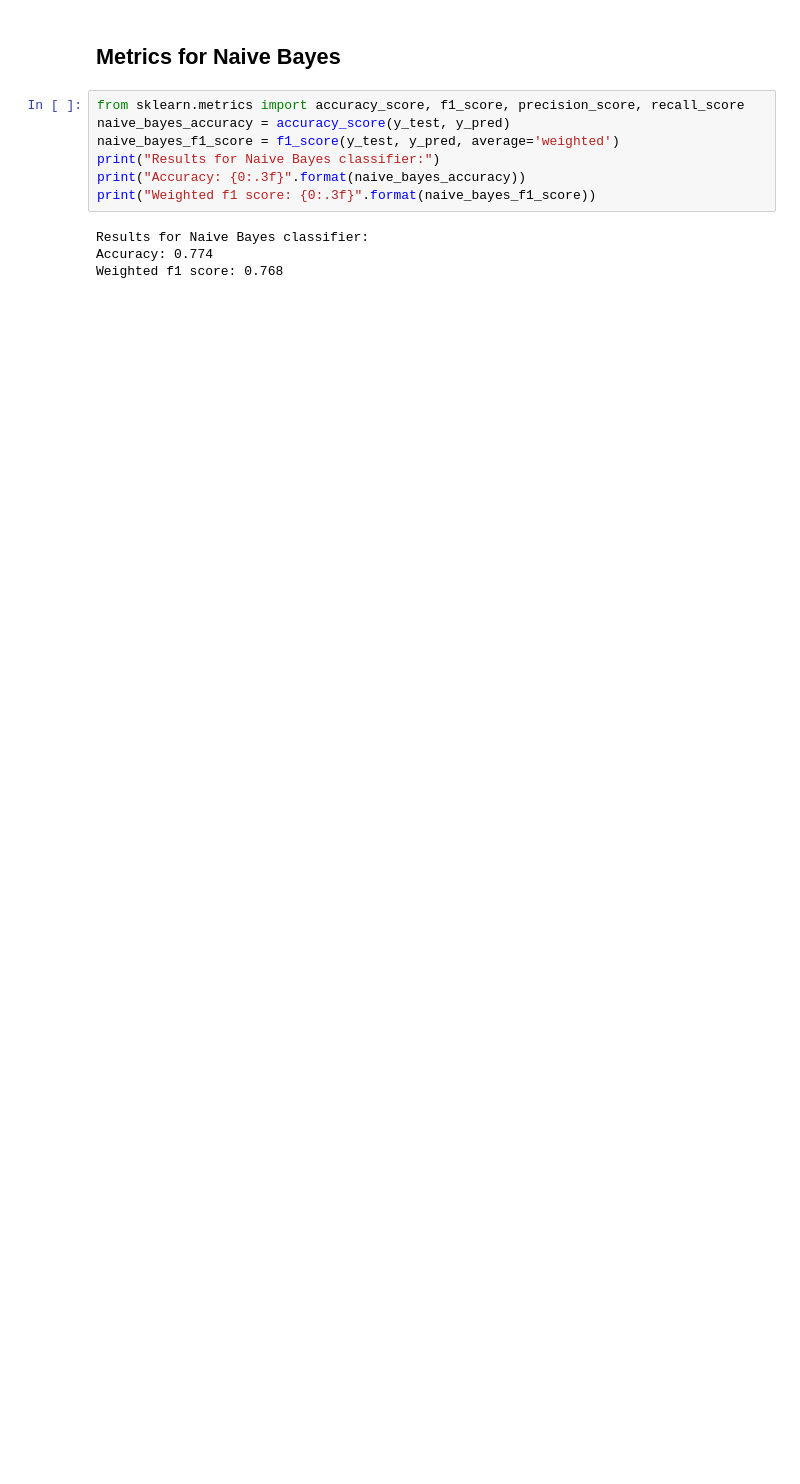
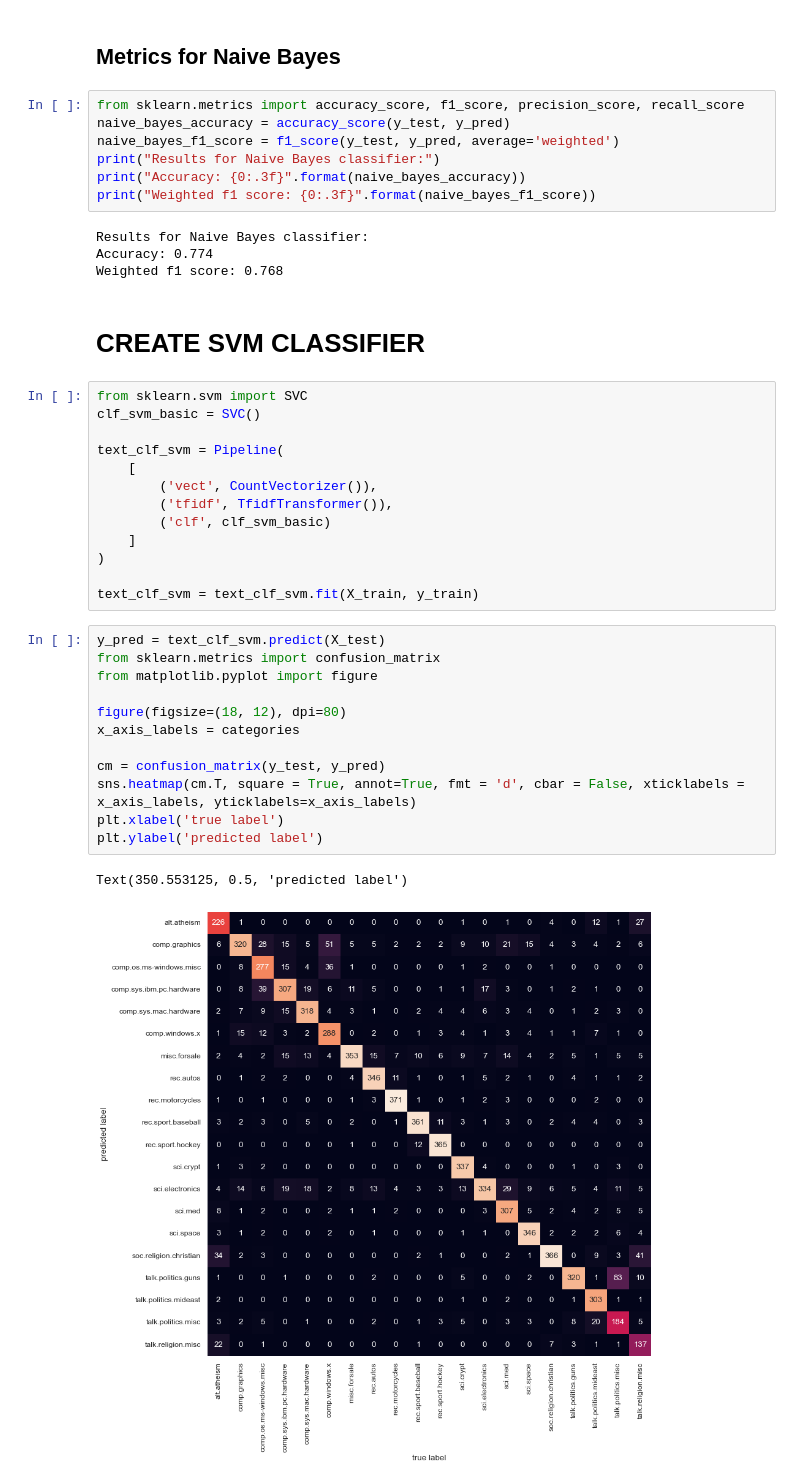
Before and after one commit to ceasarre/text_classifier_svm, a Jupyter notebook: classify_text.ipynb, the cells around one changed output. Cells and saved outputs as stored; diff of their text form; blank space fills up the shorter version.

Commit message:
Implemented basic SVM classifier

```diff
--- a/classify_text.ipynb
+++ b/classify_text.ipynb
@@ -109,3 +109,33 @@ print("Weighted f1 score: {0:.3f}".format(naive_bayes_f1_score))
 Results for Naive Bayes classifier:
 Accuracy: 0.774
 Weighted f1 score: 0.768
+# %% [markdown]
+# CREATE SVM CLASSIFIER
+# %%
+from sklearn.svm import SVC
+clf_svm_basic = SVC()
+
+text_clf_svm = Pipeline(
+    [
+        ('vect', CountVectorizer()),
+        ('tfidf', TfidfTransformer()),
+        ('clf', clf_svm_basic)
+    ]
+)
+
+text_clf_svm = text_clf_svm.fit(X_train, y_train)
+# %%
+y_pred = text_clf_svm.predict(X_test)
+from sklearn.metrics import confusion_matrix
+from matplotlib.pyplot import figure
+
+figure(figsize=(18, 12), dpi=80)
+x_axis_labels = categories
+
+cm = confusion_matrix(y_test, y_pred)
+sns.heatmap(cm.T, square = True, annot=True, fmt = 'd', cbar = False, xticklabels = x_axis_labels, yticklabels=x_axis_labels)
+plt.xlabel('true label')
+plt.ylabel('predicted label')
+# %% [output]
+Text(350.553125, 0.5, 'predicted label')
+[figure, added]
```
Also changed, not shown: parts of 1 cell of this notebook.
